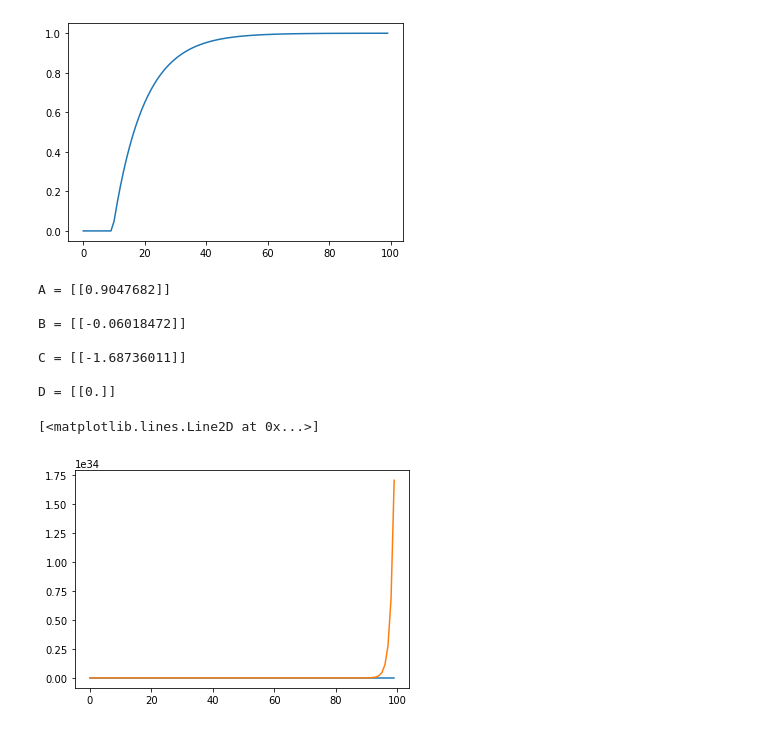
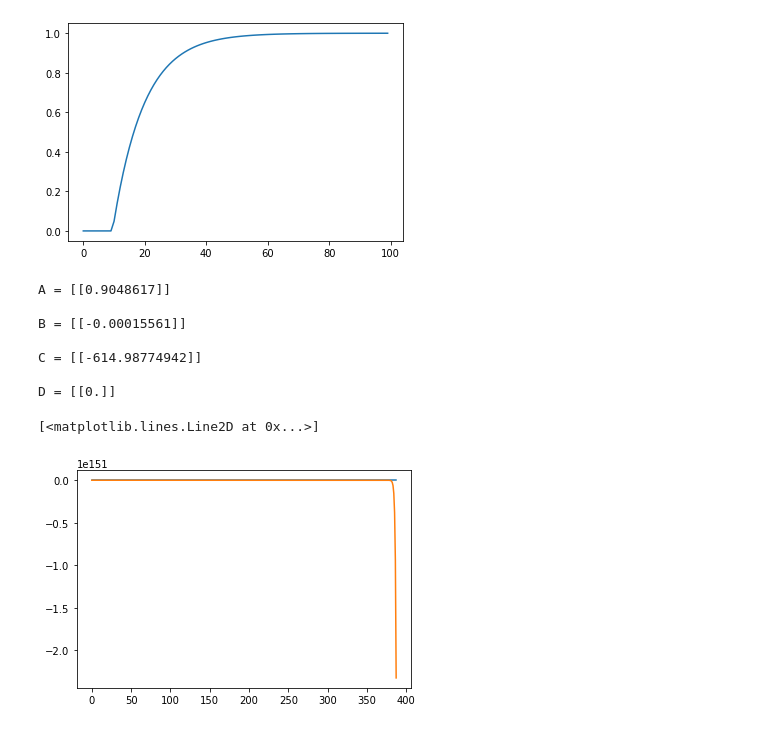
Before and after one commit to garretthnel/Model-Identification, a Jupyter notebook: Method_Tests.ipynb, the cells around one changed output. Saved outputs shown, nothing was run; the diff lists cells and outputs as text; code cells hidden in the pictures.

Commit message:
Still no working solution for subspace identification

```diff
--- a/Method_Tests.ipynb
+++ b/Method_Tests.ipynb
@@ -12,3 +12,10 @@ est = parid.Estimate()
+# %%
+def stretched(u, n):
+    new = []
+    for i in u:
+        for j in range(int((numpy.random.randn(1)*n))):
+            new.append(i)
+    return new
 # %%
 # test sysid
 
@@ -62,29 +73,32 @@ ValueError: all the input array dimensions except for the concatenation axis mus
 [figure]
 # %%
 # try SIPPY https://github.com/CPCLAB-UNIPI/SIPPY.git (requires slycot)
+us = numpy.cumsum(stretched(numpy.random.randn(100)*10, 10))
+ts = range(len(us))
 
-_, ys, _ = control.forced_response(control.tf([1], [10,1]), T=ts, U=us)
+_, ys, _ = control.forced_response(control.tf([1,1], [10,1]), T=ts, U=us)
 plt.plot(ts, ys)
 
 def sippy_id(y, u):
     u, y = numpy.array(u), numpy.array(y)
-    sys_id = sippy.system_identification(y, u, 'N4SID', SS_fixed_order=1)
+    sys_id = sippy.system_identification(y, u, 'N4SID')
     tf = control.ss(sys_id.A, sys_id.B, sys_id.C, sys_id.D)
     _, ys, _ = control.forced_response(tf, T=ts, U=us)
     print(tf)
     return ts, ys
 
 id = sippy_id(ys, us)
 plt.plot(id[0], id[1])
 
 # similar problem as sysid?
+# same as with sysid w.r.t. random input results
 # %% [output]
-A = [[0.9047682]]
+A = [[0.9048617]]
 
-B = [[-0.06018472]]
+B = [[-0.00015561]]
 
-C = [[-1.68736011]]
+C = [[-614.98774942]]
 
 D = [[0.]]
 [<matplotlib.lines.Line2D at 0x...>]
-[figure, old version]
+[figure, new version]
```
Also changed, not shown: parts of 4 cells of this notebook.
